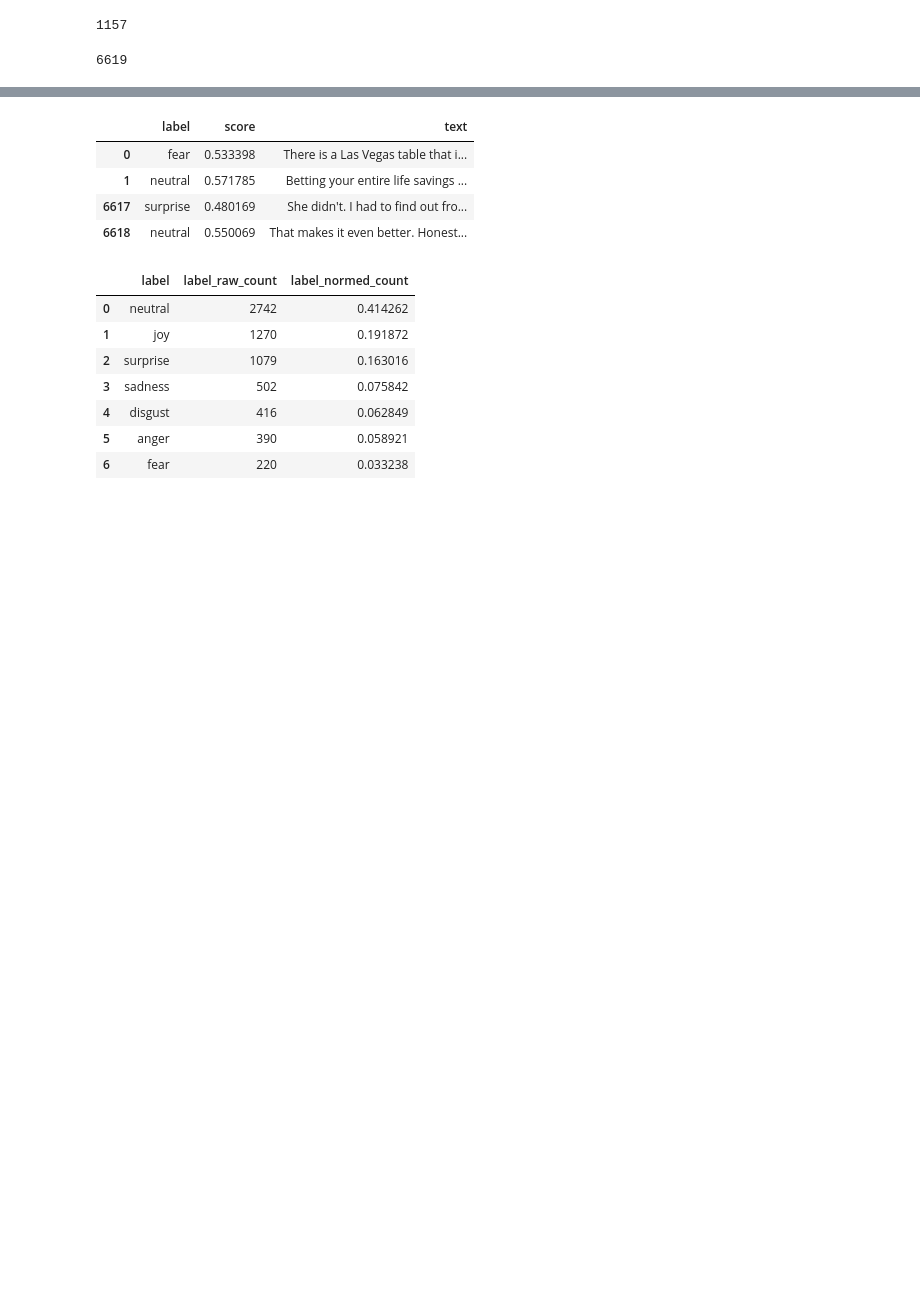
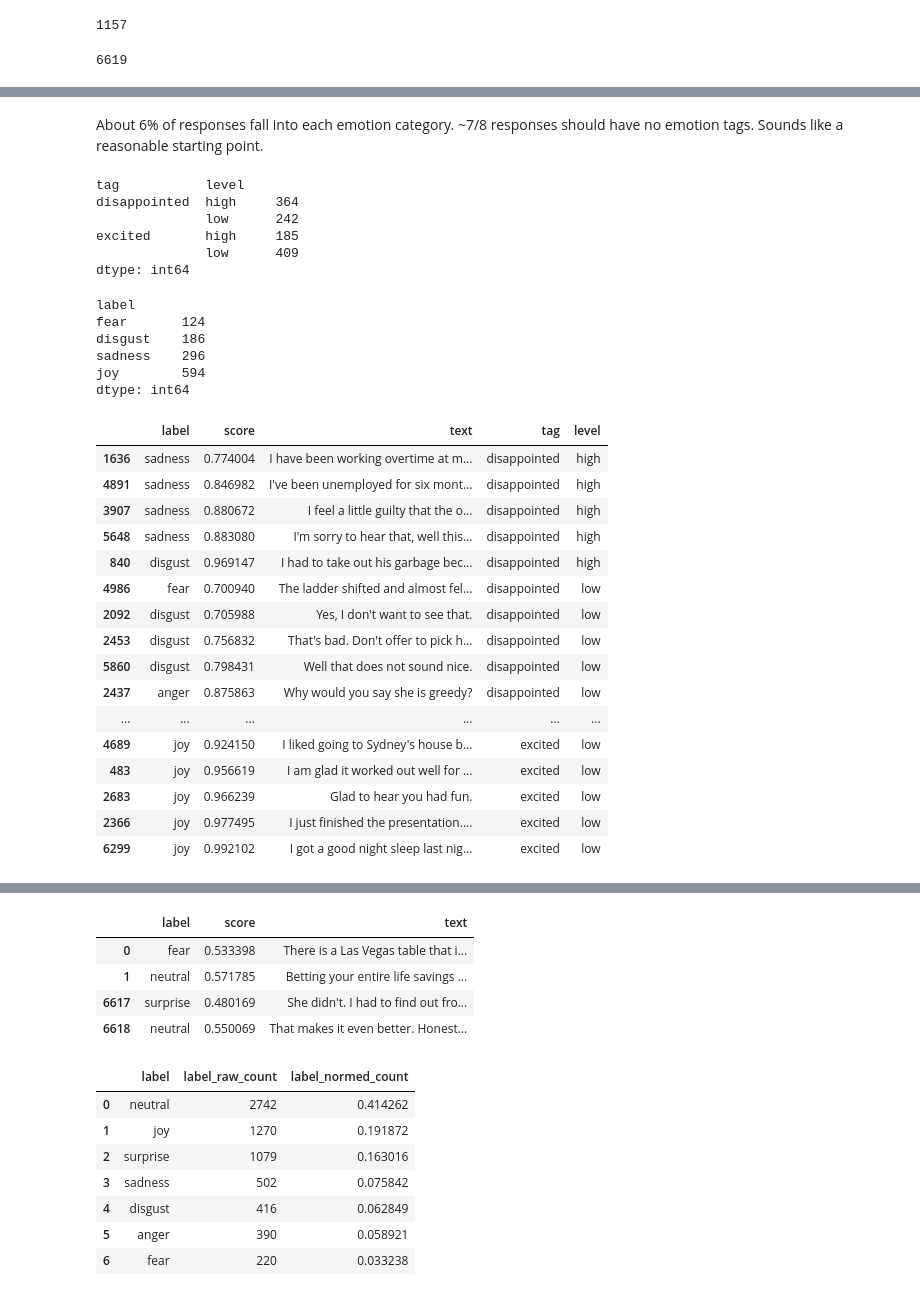
Before and after one commit to hdmamin/jabberwocky, a Jupyter notebook: notebooks/nb017-nationality-extraction-and--emotion-detection.ipynb, the cells around one changed output, grey strips where cells are left out. Cells and saved outputs as stored; diff of their text form; code cells hidden in the pictures; blank space fills up the shorter version.

```diff
--- a/notebooks/nb017-nationality-extraction-and--emotion-detection.ipynb
+++ b/notebooks/nb017-nationality-extraction-and--emotion-detection.ipynb
@@ -225,0 +253,42 @@ df_turns = pd.DataFrame(turn_labels).assign(text=lambda x: turns)
+# %% [markdown]
+About 6% of responses fall into each emotion category. ~7/8 responses should have no emotion tags. Sounds like a reasonable starting point.
+# %%
+df_turns.groupby(['tag', 'level']).size()
+# %% [output]
+tag           level
+disappointed  high     364
+              low      242
+excited       high     185
+              low      409
+dtype: int64
+# %%
+df_turns[df_turns.tag.notnull()].groupby('label').size().sort_values()
+# %% [output]
+label
+fear       124
+disgust    186
+sadness    296
+joy        594
+dtype: int64
+# %%
+df_turns.groupby(['tag', 'level']).sample(5)\
+    .sort_values(['tag', 'level', 'score'])\
+    .pprint(False)
+# %% [output]
+|  | label | score | text | tag | level |
+| 1636 | sadness | 0.774004 | I have been working overtime at m... | disappointed | high |
+| 4891 | sadness | 0.846982 | I've been unemployed for six mont... | disappointed | high |
+| 3907 | sadness | 0.880672 | I feel a little guilty that the o... | disappointed | high |
+| 5648 | sadness | 0.883080 | I'm sorry to hear that, well this... | disappointed | high |
+| 840 | disgust | 0.969147 | I had to take out his garbage bec... | disappointed | high |
+| 4986 | fear | 0.700940 | The ladder shifted and almost fel... | disappointed | low |
+| 2092 | disgust | 0.705988 | Yes, I don't want to see that. | disappointed | low |
+| 2453 | disgust | 0.756832 | That's bad. Don't offer to pick h... | disappointed | low |
+| 5860 | disgust | 0.798431 | Well that does not sound nice. | disappointed | low |
+| 2437 | anger | 0.875863 | Why would you say she is greedy? | disappointed | low |
+| ... | ... | ... | ... | ... | ... |
+| 4689 | joy | 0.924150 | I liked going to Sydney's house b... | excited | low |
+| 483 | joy | 0.956619 | I am glad it worked out well for ... | excited | low |
+| 2683 | joy | 0.966239 | Glad to hear you had fun. | excited | low |
+| 2366 | joy | 0.977495 | I just finished the presentation.... | excited | low |
+| 6299 | joy | 0.992102 | I got a good night sleep last nig... | excited | low |
```
Also changed, not shown: parts of 22 cells of this notebook, 1 other file.
